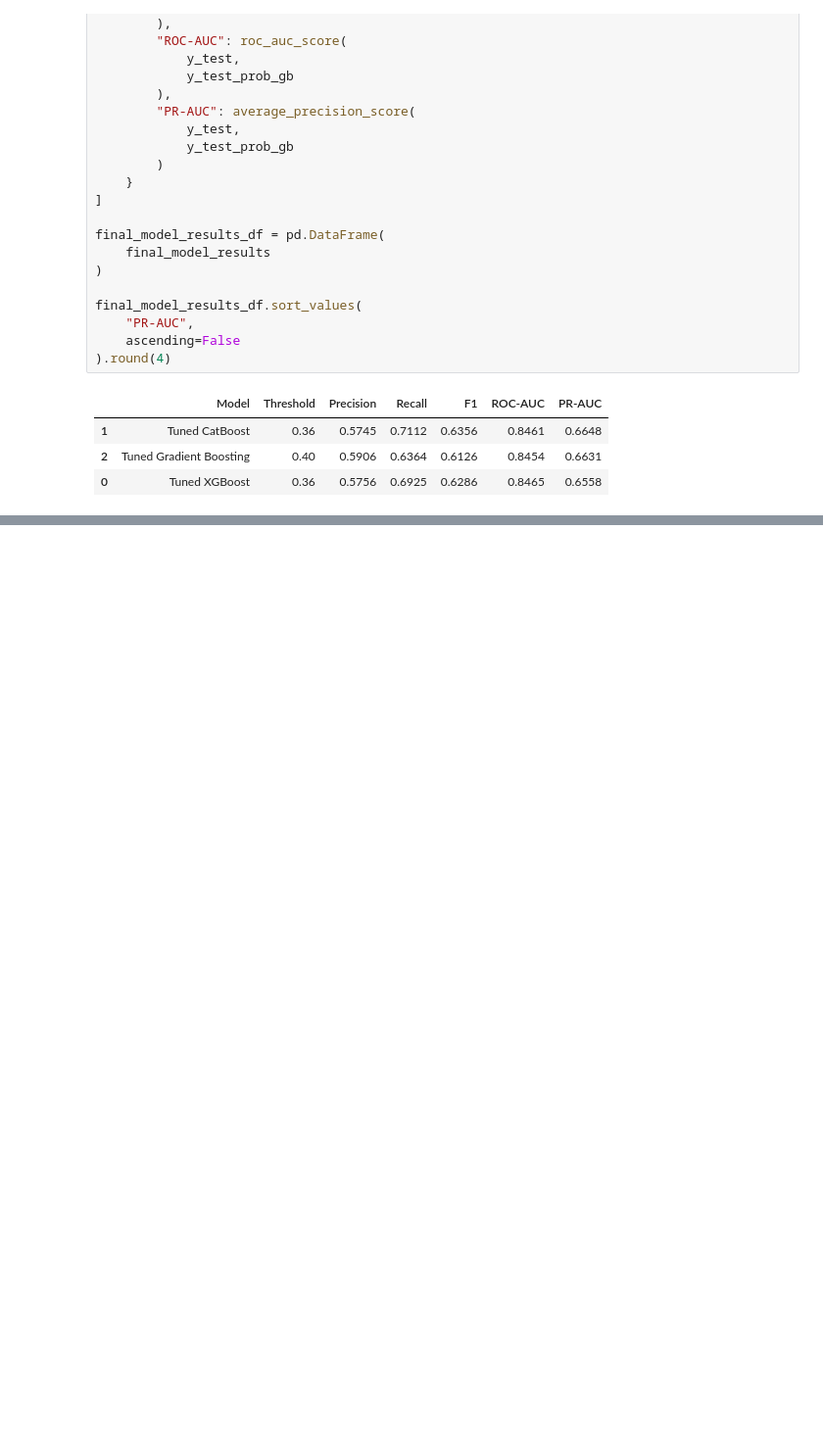
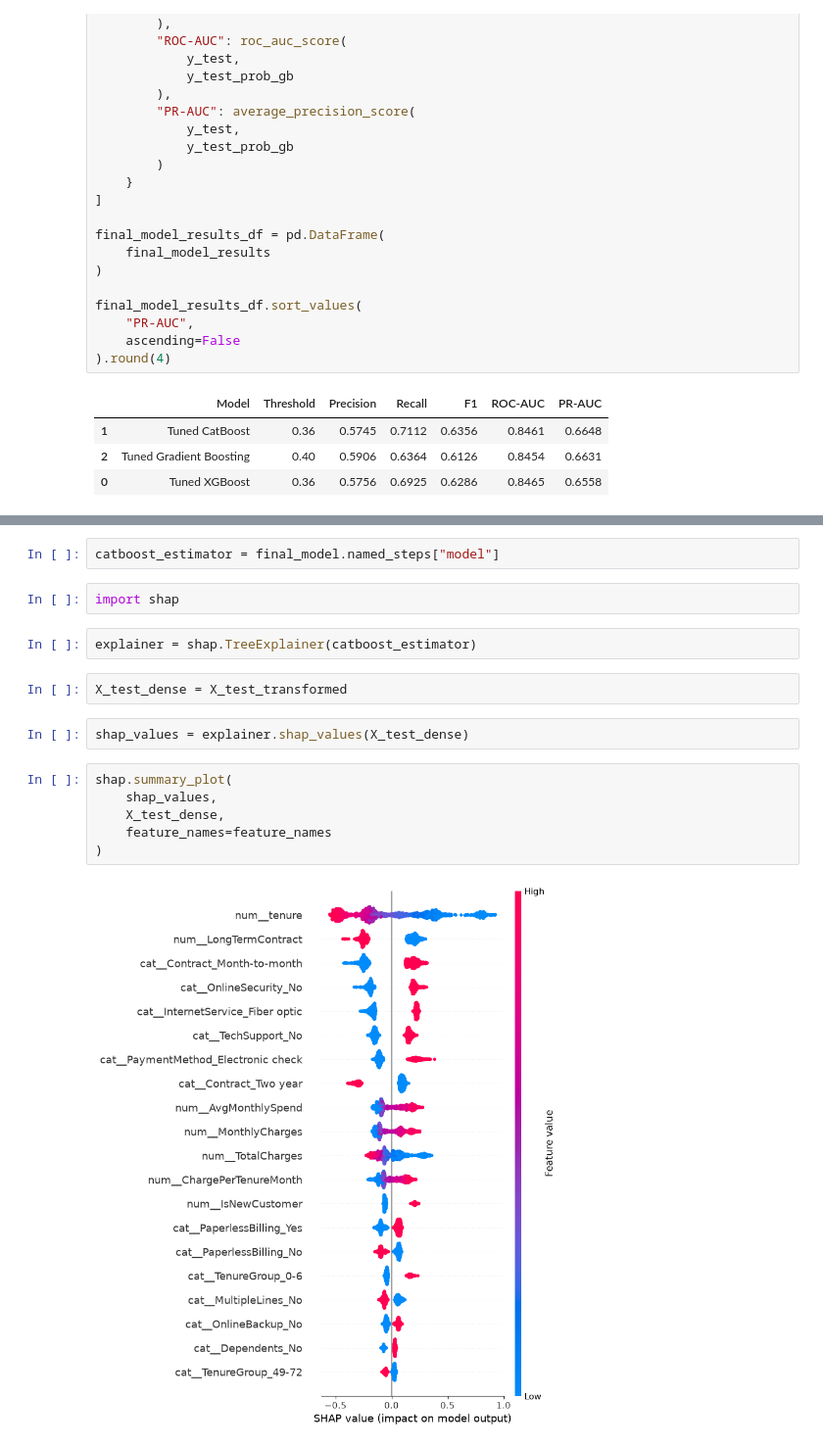
Before and after one commit to Sushil-Meher/ChurnSense, a Jupyter notebook: notebooks/01_churn_prediction.ipynb, the cells around one changed output, grey strips where cells are left out. Shown at 98% size. Saved outputs shown, nothing was run; the diff lists cells and outputs as text; blank space fills up the shorter version.

Commit message:
SHAP

```diff
--- a/notebooks/01_churn_prediction.ipynb
+++ b/notebooks/01_churn_prediction.ipynb
@@ -2128,0 +2169,18 @@ final_model_results_df.sort_values(
+# %%
+catboost_estimator = final_model.named_steps["model"]
+# %%
+import shap
+# %%
+explainer = shap.TreeExplainer(catboost_estimator)
+# %%
+X_test_dense = X_test_transformed
+# %%
+shap_values = explainer.shap_values(X_test_dense)
+# %%
+shap.summary_plot(
+    shap_values,
+    X_test_dense,
+    feature_names=feature_names
+)
+# %% [output]
+[figure, added]
```
Also changed, not shown: parts of 17 cells of this notebook.
